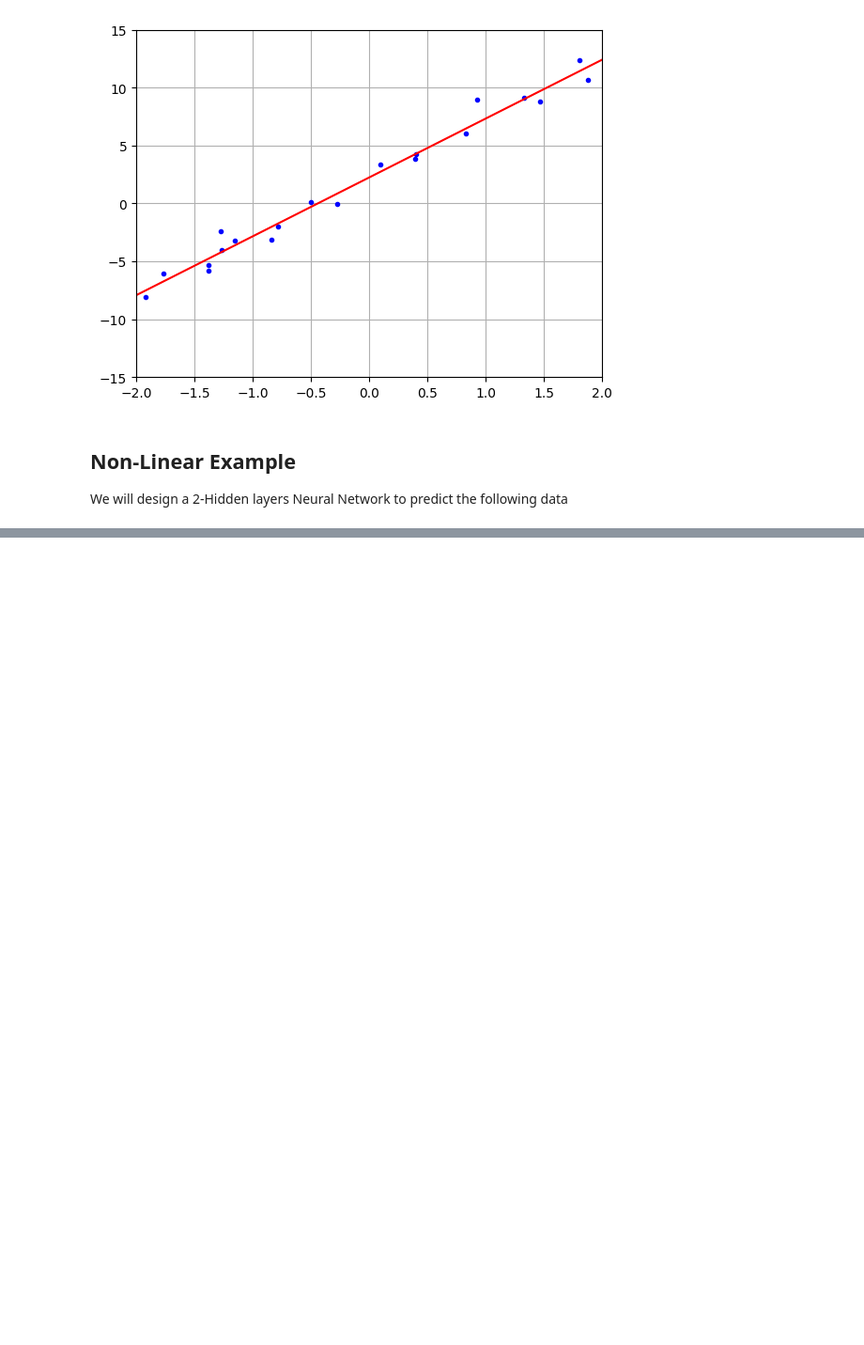
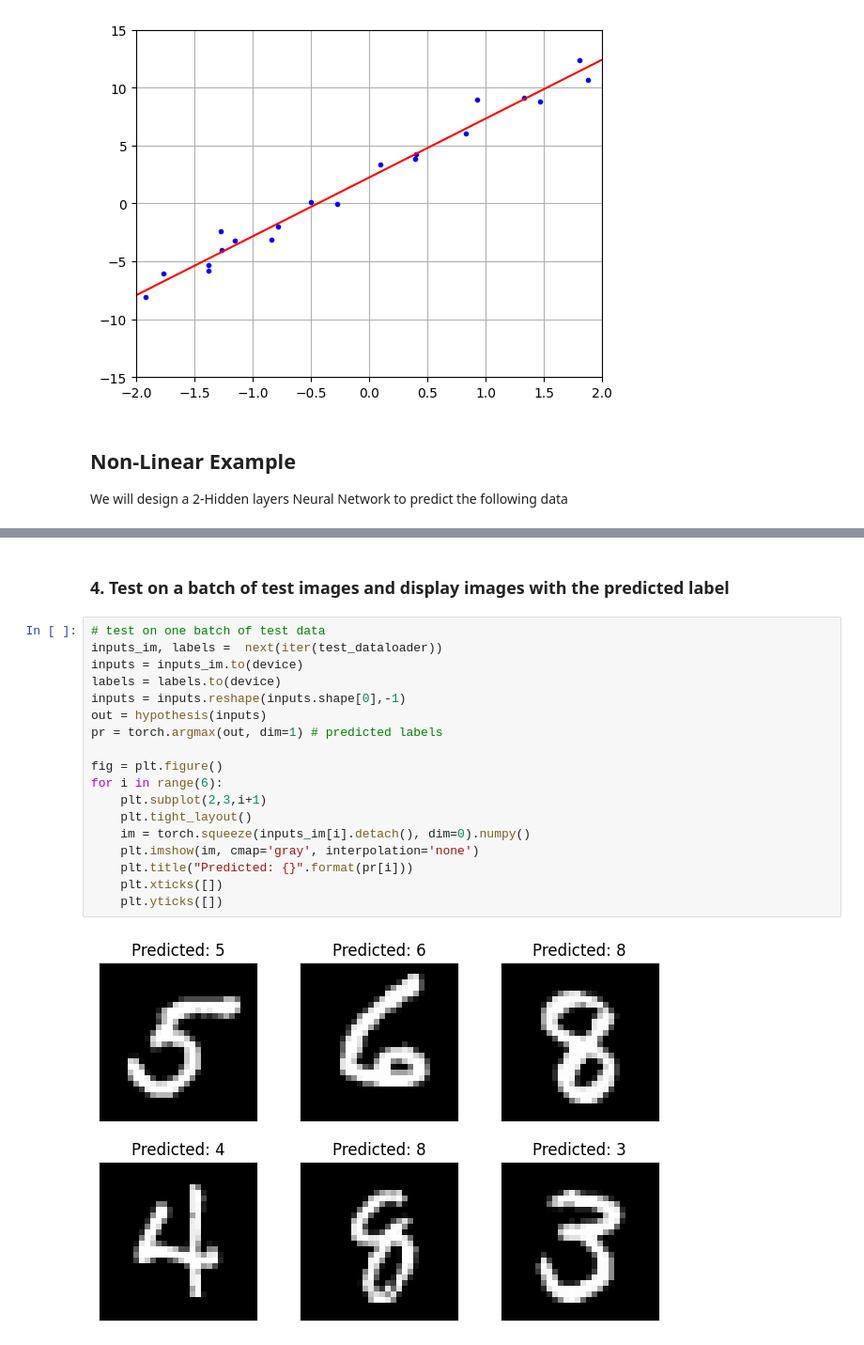
Before and after one commit to omarnust/ComputerVision, a Jupyter notebook: 09-ann.ipynb, the cells around one changed output, grey strips where cells are left out. Shown at 94% size. Saved outputs shown, nothing was run; the diff lists cells and outputs as text; blank space fills up the shorter version.

```diff
--- a/09-ann.ipynb
+++ b/09-ann.ipynb
@@ -201,0 +340,22 @@ Text(0.5, 1.0, 'Synthetic data')
+# %% [markdown]
+### 4. Test on a batch of test images and display images with the predicted label
+# %%
+# test on one batch of test data
+inputs_im, labels =  next(iter(test_dataloader))
+inputs = inputs_im.to(device)
+labels = labels.to(device)
+inputs = inputs.reshape(inputs.shape[0],-1)
+out = hypothesis(inputs)
+pr = torch.argmax(out, dim=1) # predicted labels
+
+fig = plt.figure()
+for i in range(6):
+    plt.subplot(2,3,i+1)
+    plt.tight_layout()
+    im = torch.squeeze(inputs_im[i].detach(), dim=0).numpy()
+    plt.imshow(im, cmap='gray', interpolation='none')
+    plt.title("Predicted: {}".format(pr[i]))
+    plt.xticks([])
+    plt.yticks([])
+# %% [output]
+[figure, added]
```
Also changed, not shown: parts of 9 cells of this notebook.
